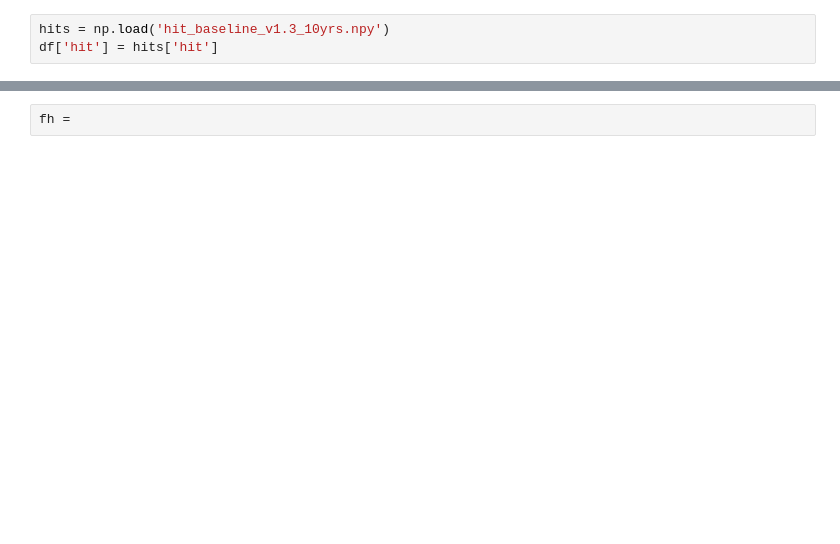
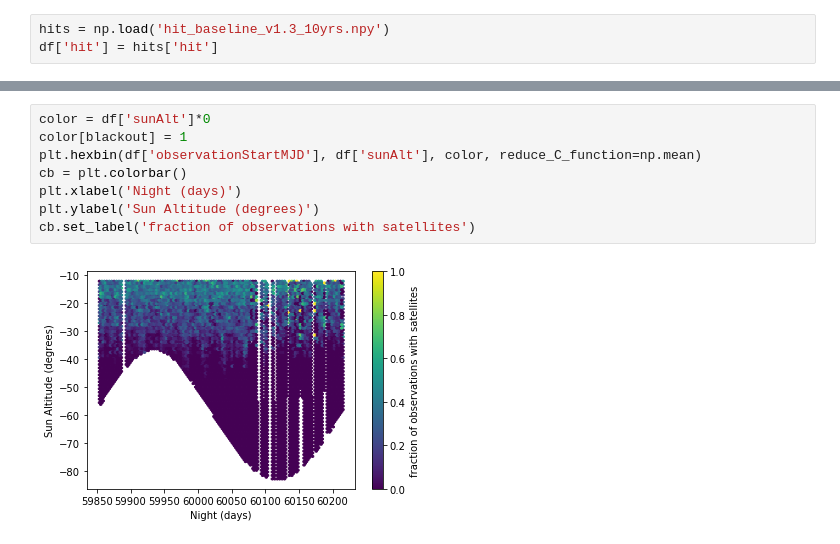
Before and after one commit to yoachim/satellite_collisions, a Jupyter notebook: viz_hits.ipynb, the cells around one changed output, grey strips where cells are left out. Saved outputs shown, nothing was run; the diff lists cells and outputs as text; blank space fills up the shorter version.

```diff
--- a/viz_hits.ipynb
+++ b/viz_hits.ipynb
@@ -33,2 +33,10 @@ fraction of observations hit in non-twilight= 0.070275
-# %%
-fh =
+# %%
+color = df['sunAlt']*0
+color[blackout] = 1
+plt.hexbin(df['observationStartMJD'], df['sunAlt'], color, reduce_C_function=np.mean)
+cb = plt.colorbar()
+plt.xlabel('Night (days)')
+plt.ylabel('Sun Altitude (degrees)')
+cb.set_label('fraction of observations with satellites')
+# %% [output]
+[figure, added]
```
Also changed, not shown: parts of 4 cells of this notebook, 5 other files.
